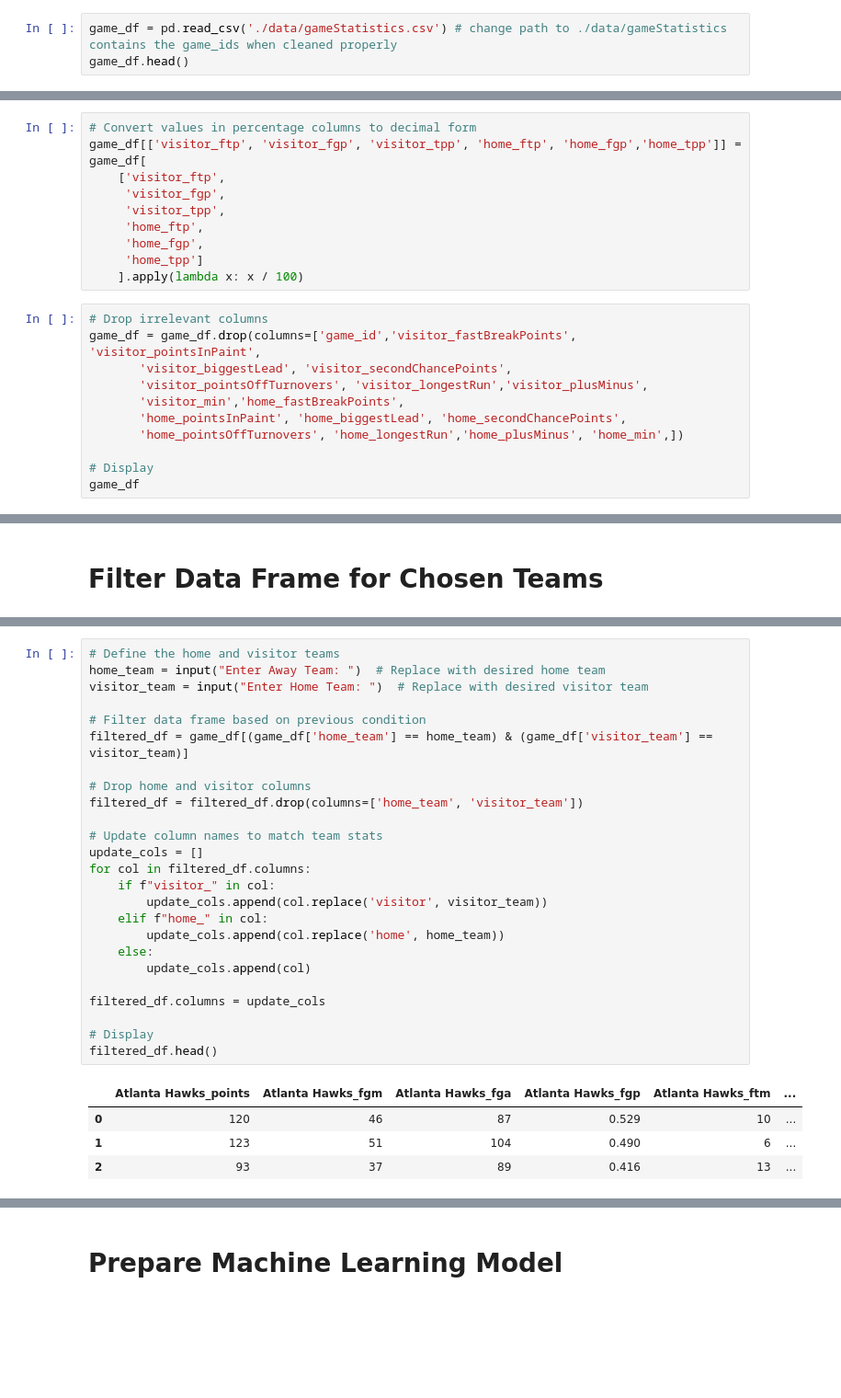
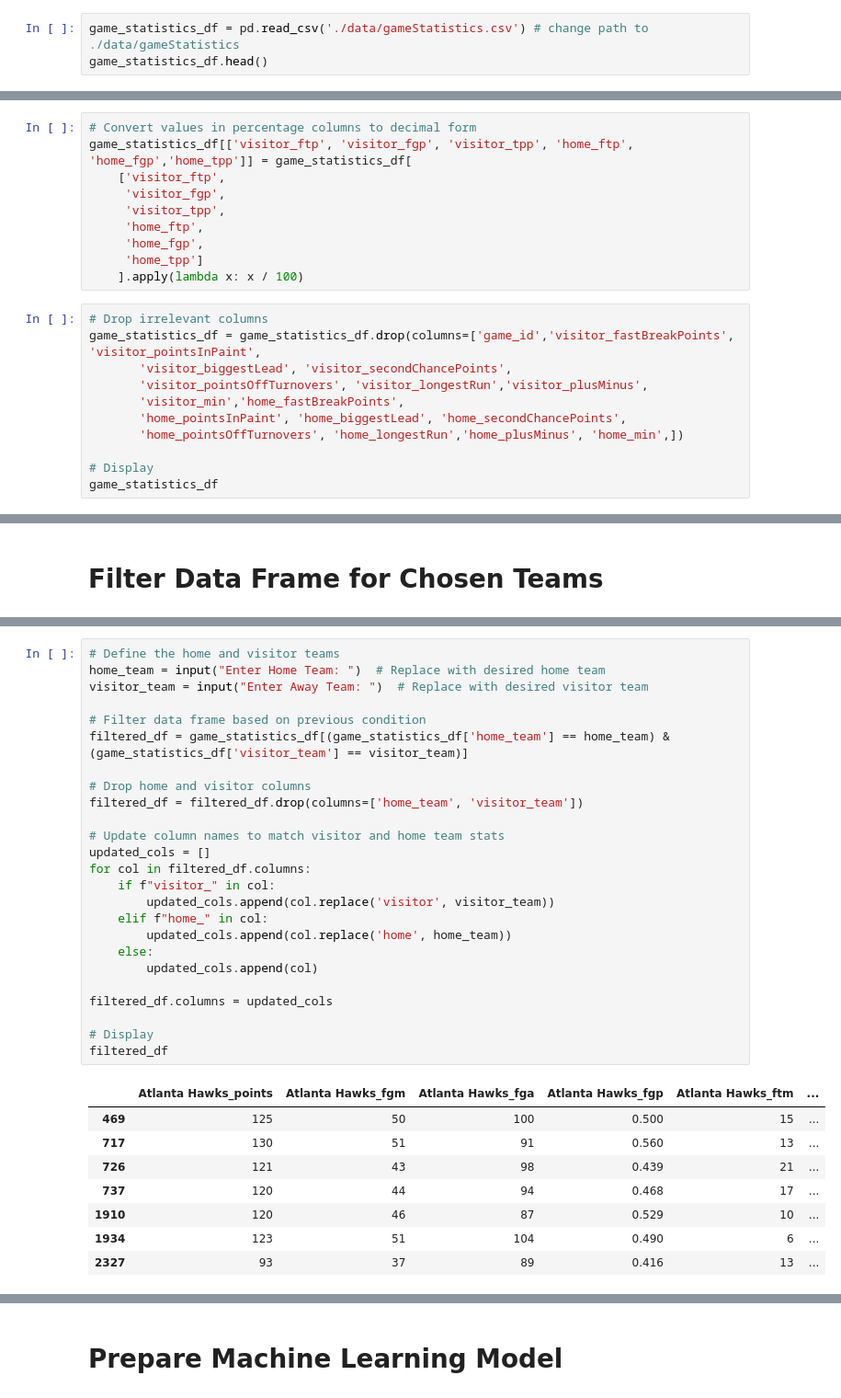
Before and after one commit to VincentGordon-Data-Analyst/nba-api, a Jupyter notebook: winnerPrediction_2.ipynb, the cells around one changed output, grey strips where cells are left out. Shown at 92% size. Drawn from its saved outputs; the diff is of its cells as text; blank space fills up the shorter version.

```diff
--- a/winnerPrediction_2.ipynb
+++ b/winnerPrediction_2.ipynb
@@ -8,8 +8,8 @@ import numpy as np
 # to ignore the warnings
 from warnings import filterwarnings
 # %%
-game_df = pd.read_csv('./data/gameStatistics.csv') # change path to ./data/gameStatistics contains the game_ids when cleaned properly
-game_df.head()
+game_statistics_df = pd.read_csv('./data/gameStatistics.csv') # change path to ./data/gameStatistics
+game_statistics_df.head()
 # %% [output]
 |  | visitor_fastBreakPoints | visitor_pointsInPaint | visitor_biggestLead | visitor_secondChancePoints | ... |
 | 0 | NaN | NaN | NaN | NaN | ... |
@@ -53,7 +53,7 @@ home_team                      object
 dtype: object
 # %%
 # Convert values in percentage columns to decimal form
-game_df[['visitor_ftp', 'visitor_fgp', 'visitor_tpp', 'home_ftp', 'home_fgp','home_tpp']] = game_df[
+game_statistics_df[['visitor_ftp', 'visitor_fgp', 'visitor_tpp', 'home_ftp', 'home_fgp','home_tpp']] = game_statistics_df[
     ['visitor_ftp',
      'visitor_fgp',
      'visitor_tpp',
@@ -63,7 +63,7 @@ game_df[['visitor_ftp', 'visitor_fgp', 'visitor_tpp', 'home_ftp', 'home_fgp','ho
     ].apply(lambda x: x / 100)
 # %%
 # Drop irrelevant columns
-game_df = game_df.drop(columns=['game_id','visitor_fastBreakPoints', 'visitor_pointsInPaint',
+game_statistics_df = game_statistics_df.drop(columns=['game_id','visitor_fastBreakPoints', 'visitor_pointsInPaint',
        'visitor_biggestLead', 'visitor_secondChancePoints',
        'visitor_pointsOffTurnovers', 'visitor_longestRun','visitor_plusMinus',
        'visitor_min','home_fastBreakPoints',
@@ -71,6 +71,6 @@ game_df = game_df.drop(columns=['game_id','visitor_fastBreakPoints', 'visitor_po
        'home_pointsOffTurnovers', 'home_longestRun','home_plusMinus', 'home_min',])
 
 # Display
-game_df
+game_statistics_df
 # %% [output]
 |  | visitor_points | visitor_fgm | visitor_fga | visitor_fgp | visitor_ftm | visitor_fta | visitor_ftp | ... |
@@ -107,30 +91,34 @@ game_df[['home_team', 'visitor_team']]
 # %%
 # Define the home and visitor teams
-home_team = input("Enter Away Team: ")  # Replace with desired home team
-visitor_team = input("Enter Home Team: ")  # Replace with desired visitor team
+home_team = input("Enter Home Team: ")  # Replace with desired home team
+visitor_team = input("Enter Away Team: ")  # Replace with desired visitor team
 
 # Filter data frame based on previous condition
-filtered_df = game_df[(game_df['home_team'] == home_team) & (game_df['visitor_team'] == visitor_team)]
+filtered_df = game_statistics_df[(game_statistics_df['home_team'] == home_team) & (game_statistics_df['visitor_team'] == visitor_team)]
 
 # Drop home and visitor columns
 filtered_df = filtered_df.drop(columns=['home_team', 'visitor_team'])
 
-# Update column names to match team stats
-update_cols = []
+# Update column names to match visitor and home team stats
+updated_cols = []
 for col in filtered_df.columns:
     if f"visitor_" in col:
-        update_cols.append(col.replace('visitor', visitor_team))
+        updated_cols.append(col.replace('visitor', visitor_team))
     elif f"home_" in col:
-        update_cols.append(col.replace('home', home_team))
+        updated_cols.append(col.replace('home', home_team))
     else:
-        update_cols.append(col)
+        updated_cols.append(col)
 
-filtered_df.columns = update_cols
+filtered_df.columns = updated_cols
 
 # Display
-filtered_df.head()
+filtered_df
 # %% [output]
 |  | Atlanta Hawks_points | Atlanta Hawks_fgm | Atlanta Hawks_fga | Atlanta Hawks_fgp | Atlanta Hawks_ftm | ... |
-| 0 | 120 | 46 | 87 | 0.529 | 10 | ... |
-| 1 | 123 | 51 | 104 | 0.490 | 6 | ... |
-| 2 | 93 | 37 | 89 | 0.416 | 13 | ... |
+| 469 | 125 | 50 | 100 | 0.500 | 15 | ... |
+| 717 | 130 | 51 | 91 | 0.560 | 13 | ... |
+| 726 | 121 | 43 | 98 | 0.439 | 21 | ... |
+| 737 | 120 | 44 | 94 | 0.468 | 17 | ... |
+| 1910 | 120 | 46 | 87 | 0.529 | 10 | ... |
+| 1934 | 123 | 51 | 104 | 0.490 | 6 | ... |
+| 2327 | 93 | 37 | 89 | 0.416 | 13 | ... |
```
Also changed, not shown: parts of 11 cells of this notebook, 9 other files.
